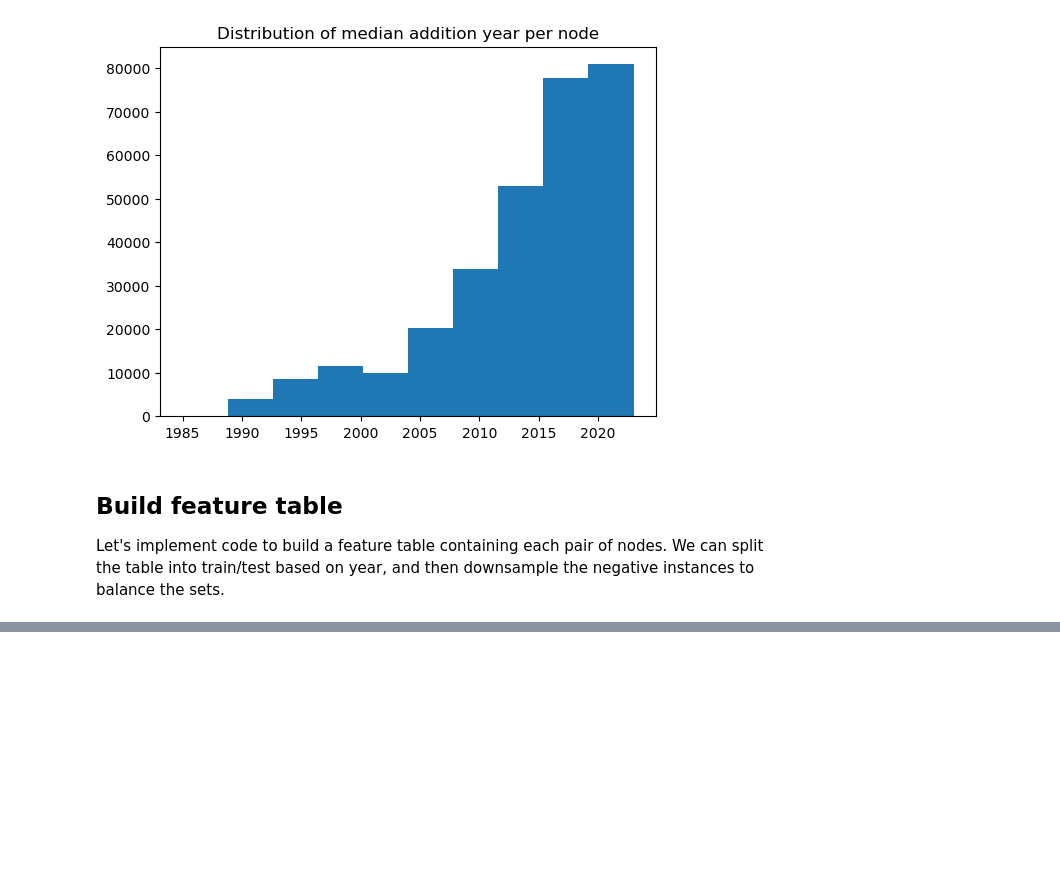
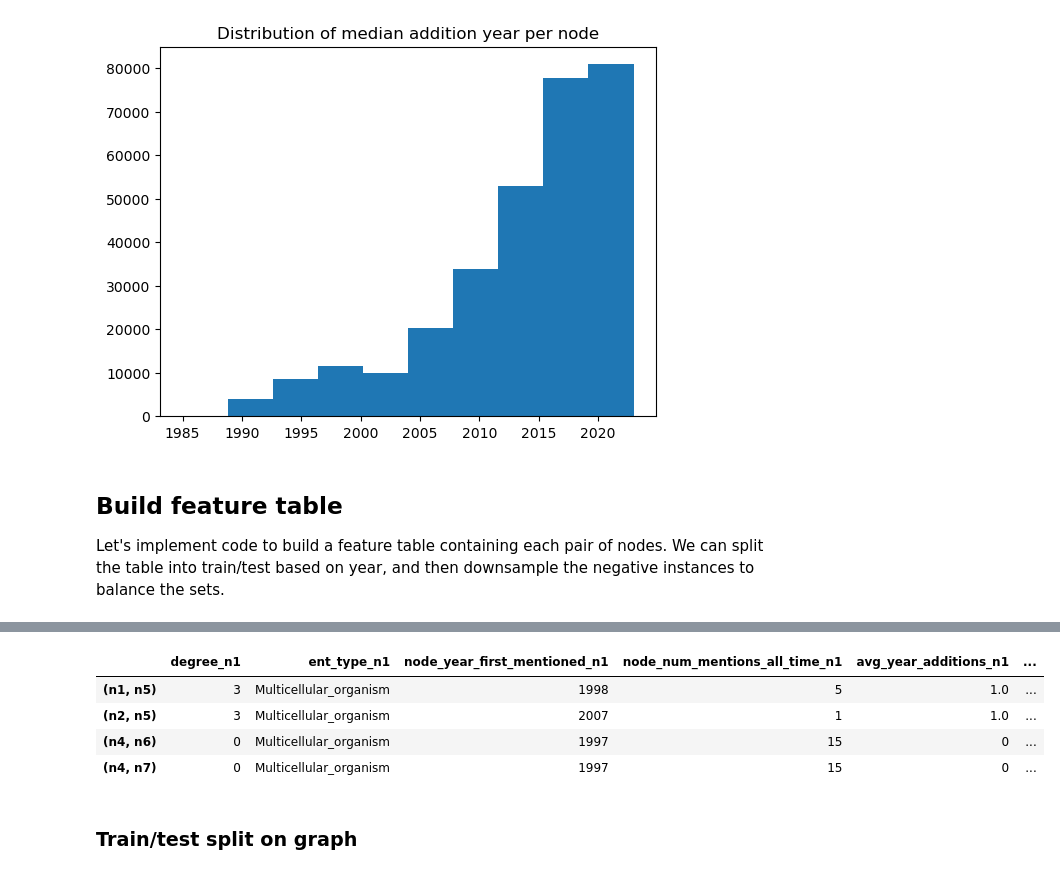
Before and after one commit to serenalotreck/literature-genes, a Jupyter notebook: notebooks/dygiepp_co_occurrence_network_exploration.ipynb, the cells around one changed output, grey strips where cells are left out. Cells and saved outputs as stored; diff of their text form; code cells hidden in the pictures; blank space fills up the shorter version.

```diff
--- a/notebooks/dygiepp_co_occurrence_network_exploration.ipynb
+++ b/notebooks/dygiepp_co_occurrence_network_exploration.ipynb
@@ -749,0 +825,2 @@ feature_df.to_csv('../data/ml_inputs/full_feature_table_23Apr2024.csv', index=Fa
+# %%
+unit_test_feature_df = build_feature_table(unit_test_graph, g_type='test', cutoff=2005)
@@ -749,0 +841,10 @@ feature_df.to_csv('../data/ml_inputs/full_feature_table_23Apr2024.csv', index=Fa
+# %%
+unit_test_feature_df
+# %% [output]
+|  | degree_n1 | ent_type_n1 | node_year_first_mentioned_n1 | node_num_mentions_all_time_n1 | avg_year_additions_n1 | ... |
+| (n1, n5) | 3 | Multicellular_organism | 1998 | 5 | 1.0 | ... |
+| (n2, n5) | 3 | Multicellular_organism | 2007 | 1 | 1.0 | ... |
+| (n4, n6) | 0 | Multicellular_organism | 1997 | 15 | 0 | ... |
+| (n4, n7) | 0 | Multicellular_organism | 1997 | 15 | 0 | ... |
+# %% [markdown]
+### Train/test split on graph
```
Also changed, not shown: parts of 26 cells of this notebook.
